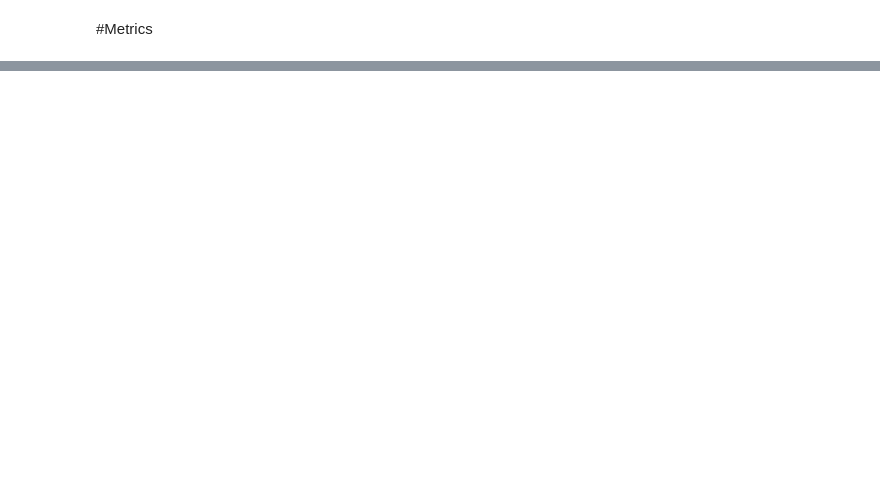
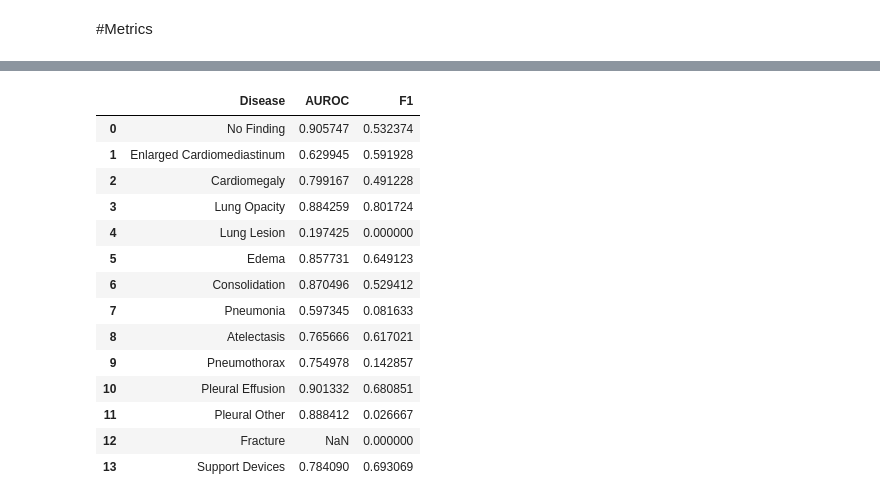
Before and after one commit to adityab-tech/Prism, a Jupyter notebook: chexpert_adi_k.ipynb, the cells around one changed output, grey strips where cells are left out. Drawn from its saved outputs; the diff is of its cells as text; code cells hidden in the pictures; blank space fills up the shorter version.

```diff
--- a/chexpert_adi_k.ipynb
+++ b/chexpert_adi_k.ipynb
@@ -1089,0 +1218,27 @@ net.load_state_dict(torch.load("best_biomedclip_chexpert.pth"))
+# %%
+f1s = []
+for i in range(len(label_cols)):
+    score = f1_score(
+        targets[:,i],
+        pred_binary[:,i],
+        zero_division=0
+    )
+    f1s.append(score)
+results["F1"] = f1s
+display(results)
+# %% [output]
+|  | Disease | AUROC | F1 |
+| 0 | No Finding | 0.905747 | 0.532374 |
+| 1 | Enlarged Cardiomediastinum | 0.629945 | 0.591928 |
+| 2 | Cardiomegaly | 0.799167 | 0.491228 |
+| 3 | Lung Opacity | 0.884259 | 0.801724 |
+| 4 | Lung Lesion | 0.197425 | 0.000000 |
+| 5 | Edema | 0.857731 | 0.649123 |
+| 6 | Consolidation | 0.870496 | 0.529412 |
+| 7 | Pneumonia | 0.597345 | 0.081633 |
+| 8 | Atelectasis | 0.765666 | 0.617021 |
+| 9 | Pneumothorax | 0.754978 | 0.142857 |
+| 10 | Pleural Effusion | 0.901332 | 0.680851 |
+| 11 | Pleural Other | 0.888412 | 0.026667 |
+| 12 | Fracture | NaN | 0.000000 |
+| 13 | Support Devices | 0.784090 | 0.693069 |
```
Also changed, not shown: parts of 15 cells of this notebook.
